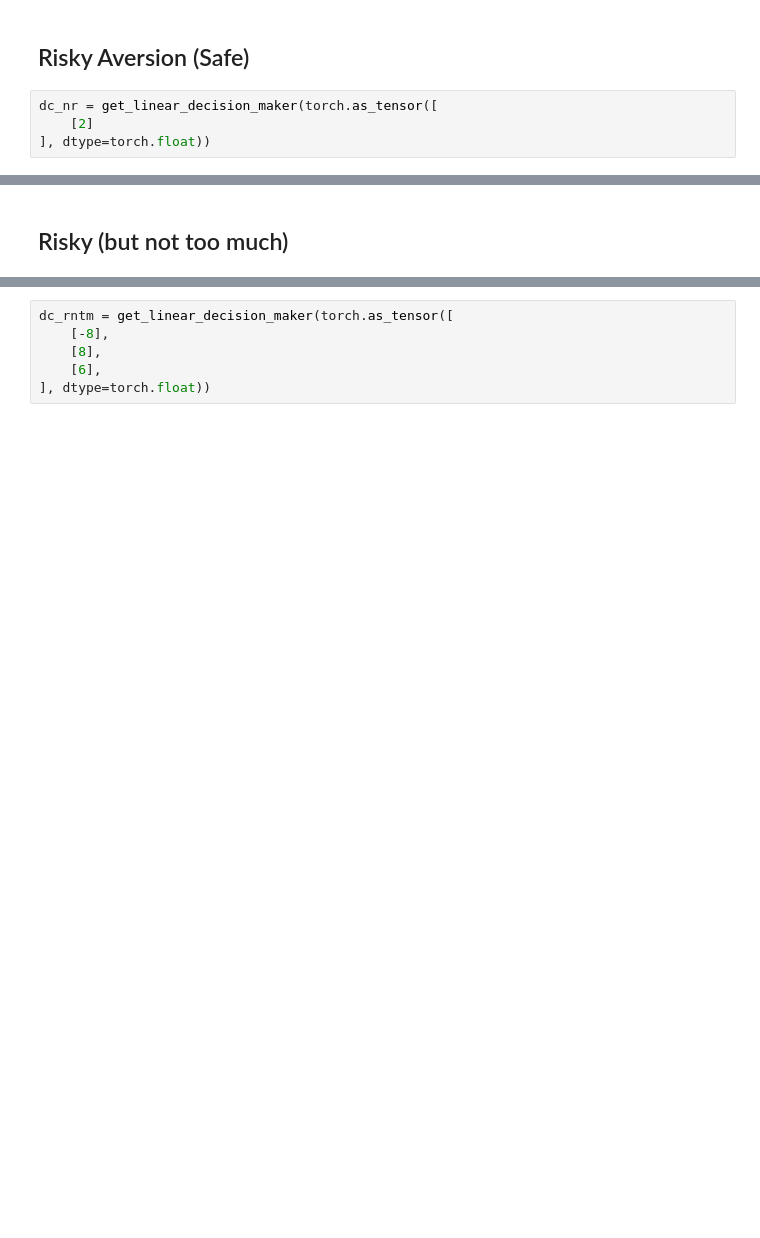
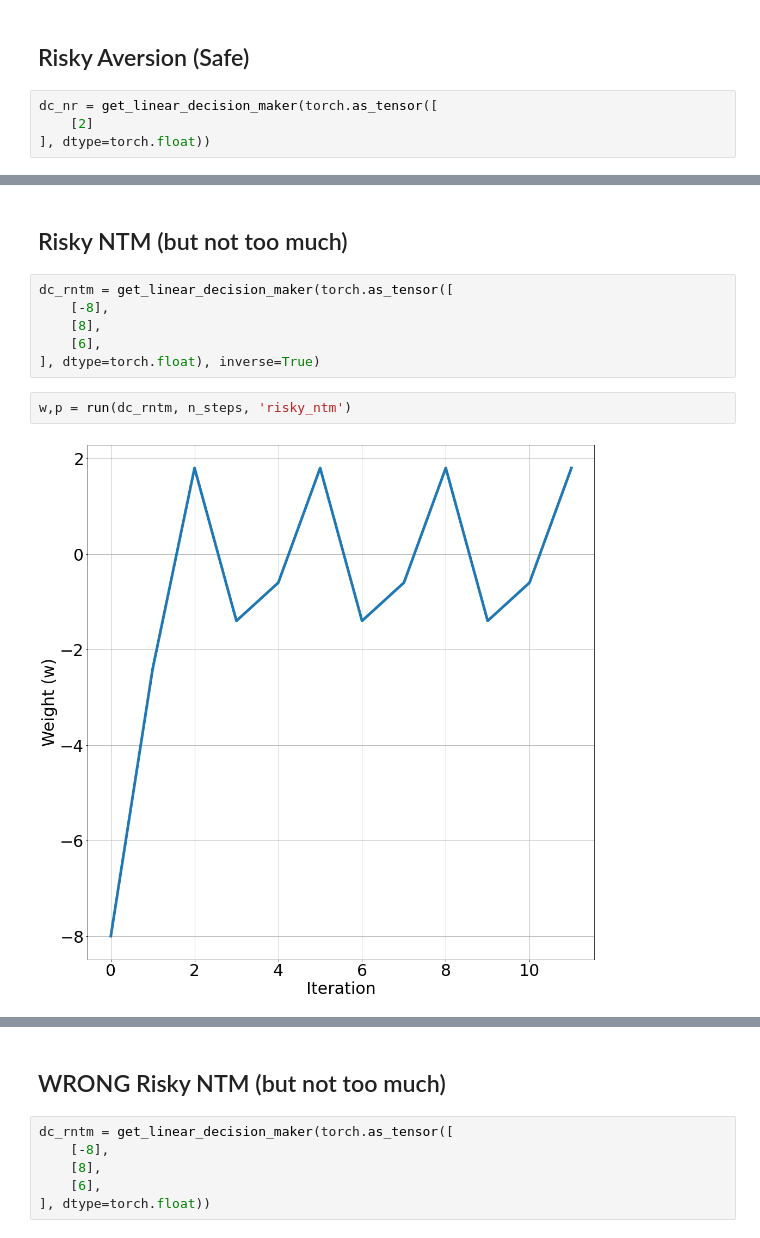
Before and after one commit to vibalcam/text-games, a Jupyter notebook: notebooks/decision_maker_examples.ipynb, the cells around one changed output, grey strips where cells are left out. Saved outputs shown, nothing was run; the diff lists cells and outputs as text; blank space fills up the shorter version.

```diff
--- a/notebooks/decision_maker_examples.ipynb
+++ b/notebooks/decision_maker_examples.ipynb
@@ -103,2 +137,12 @@ w,p = run(dc_rand, n_steps)
 # %% [markdown]
-## Risky (but not too much)
+## Risky NTM (but not too much)
+# %%
+dc_rntm = get_linear_decision_maker(torch.as_tensor([
+    [-8],
+    [8],
+    [6],
+], dtype=torch.float), inverse=True)
+# %%
+w,p = run(dc_rntm, n_steps, 'risky_ntm')
+# %% [output]
+[figure, added]
@@ -105,3 +150,5 @@ w,p = run(dc_rand, n_steps)
+# %% [markdown]
+## WRONG Risky NTM (but not too much)
 # %%
 dc_rntm = get_linear_decision_maker(torch.as_tensor([
     [-8],
```
Also changed, not shown: parts of 14 cells of this notebook, 19 other files.
